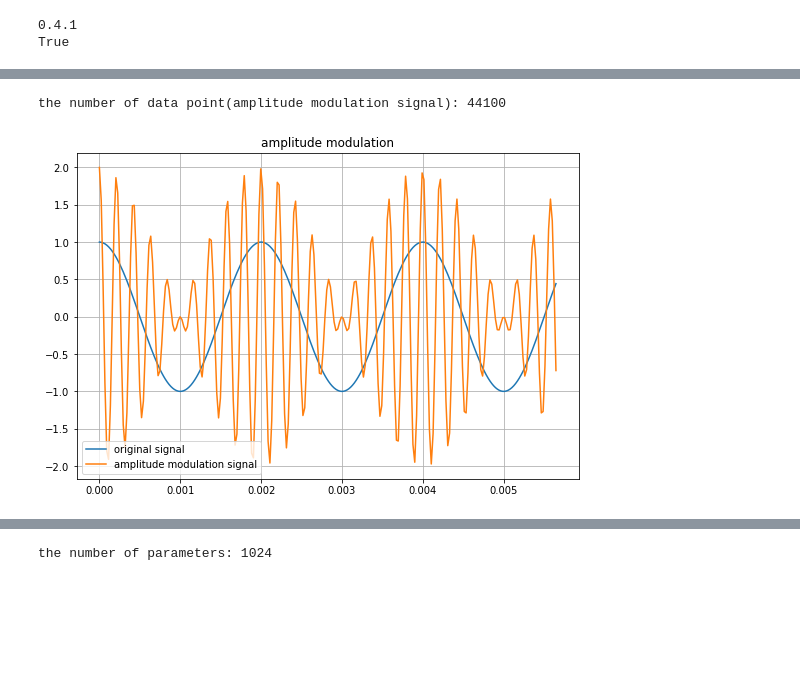
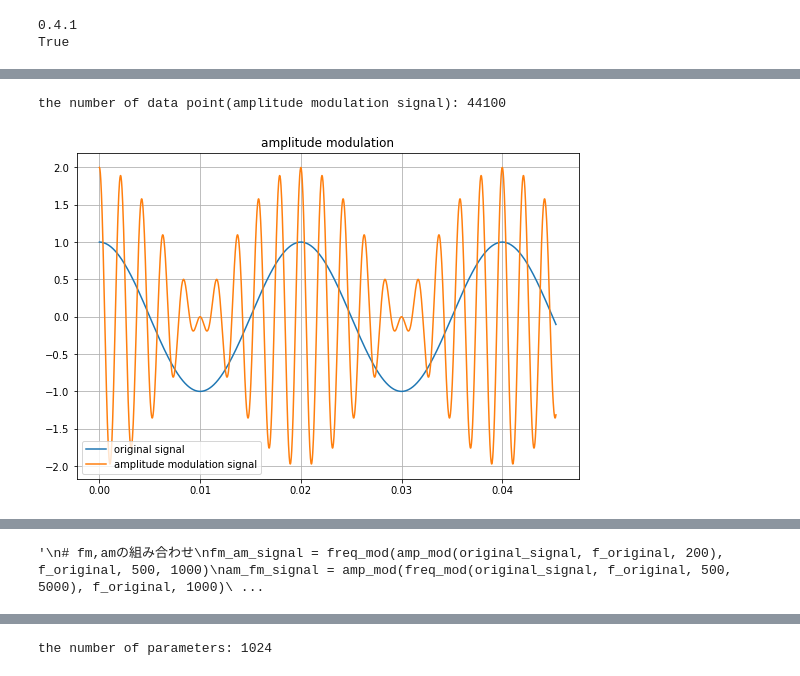
Before and after one commit to cross32768/dilated_conv, a Jupyter notebook: dilated_conv.ipynb, the cells around one changed output, grey strips where cells are left out. Drawn from its saved outputs; the diff is of its cells as text; code cells hidden in the pictures; blank space fills up the shorter version.

```diff
--- a/dilated_conv.ipynb
+++ b/dilated_conv.ipynb
@@ -19,7 +19,7 @@ True
 # 学習に使う人工データの生成
 sampling_rate = 44100.0 # サンプリング周波数 [Hz]
 len_seconds = 1.0 # 時間長さ[s]
-f_original = 500 # 原信号の周波数
+f_original = 50 # 原信号の周波数
 t = np.arange(sampling_rate * len_seconds) / sampling_rate # サンプリング点の時間[s]
 original_signal = np.cos(2 * np.pi *  f_original * t) # cosで原信号の生成
 print('the number of data point(original signal):', len(original_signal))
@@ -27,7 +27,7 @@ print('the number of data point(original signal):', len(original_signal))
 # 原信号の描画
 %matplotlib inline
 plt.figure(figsize = (9, 6))
-plt.plot(t[:250], original_signal[:250])
+plt.plot(t[:5000], original_signal[:5000])
 plt.title('original signal')
 plt.grid()
 plt.show()
@@ -71,19 +71,31 @@ def amp_mod(original_signal, f_original, f_carrier):
     return vm
 # %%
 # 搬送波の周波数5000 [Hz] （一般的でない値？）
-am_signal = amp_mod(original_signal, f_original, 5000)
+am_signal = amp_mod(original_signal, f_original, 500)
 print('the number of data point(amplitude modulation signal):', len(am_signal))
 plt.figure(figsize = (9, 6))
-plt.plot(t[:250], original_signal[:250], label = 'original signal')
-plt.plot(t[:250], am_signal[:250], label = 'amplitude modulation signal')
+plt.plot(t[:2000], original_signal[:2000], label = 'original signal')
+plt.plot(t[:2000], am_signal[:2000], label = 'amplitude modulation signal')
 plt.legend(loc = 'lower left')
 plt.title('amplitude modulation')
 plt.grid()
 plt.show()
 
 # AM変調信号の再生
 IPython.display.Audio(am_signal, rate=44100)
 # %% [output]
 the number of data point(amplitude modulation signal): 44100
-[figure, old version]
+[figure, new version]
 [interactive output not drawn]
+# %%
+'''
+# fm,amの組み合わせ
+fm_am_signal = freq_mod(amp_mod(original_signal, f_original, 200), f_original, 500, 1000)
+am_fm_signal = amp_mod(freq_mod(original_signal, f_original, 500, 5000), f_original, 1000)
+plt.plot(fm_am_signal[:5000])
+plt.show()
+plt.plot(am_fm_signal[:2000])
+plt.show()
+'''
+# %% [output]
+'\n# fm,amの組み合わせ\nfm_am_signal = freq_mod(amp_mod(original_signal, f_original, 200), f_original, 500, 1000)\nam_fm_signal = amp_mod(freq_mod(original_signal, f_original, 500, 5000), f_original, 1000)\ ...
```
Also changed, not shown: parts of 11 cells of this notebook.
